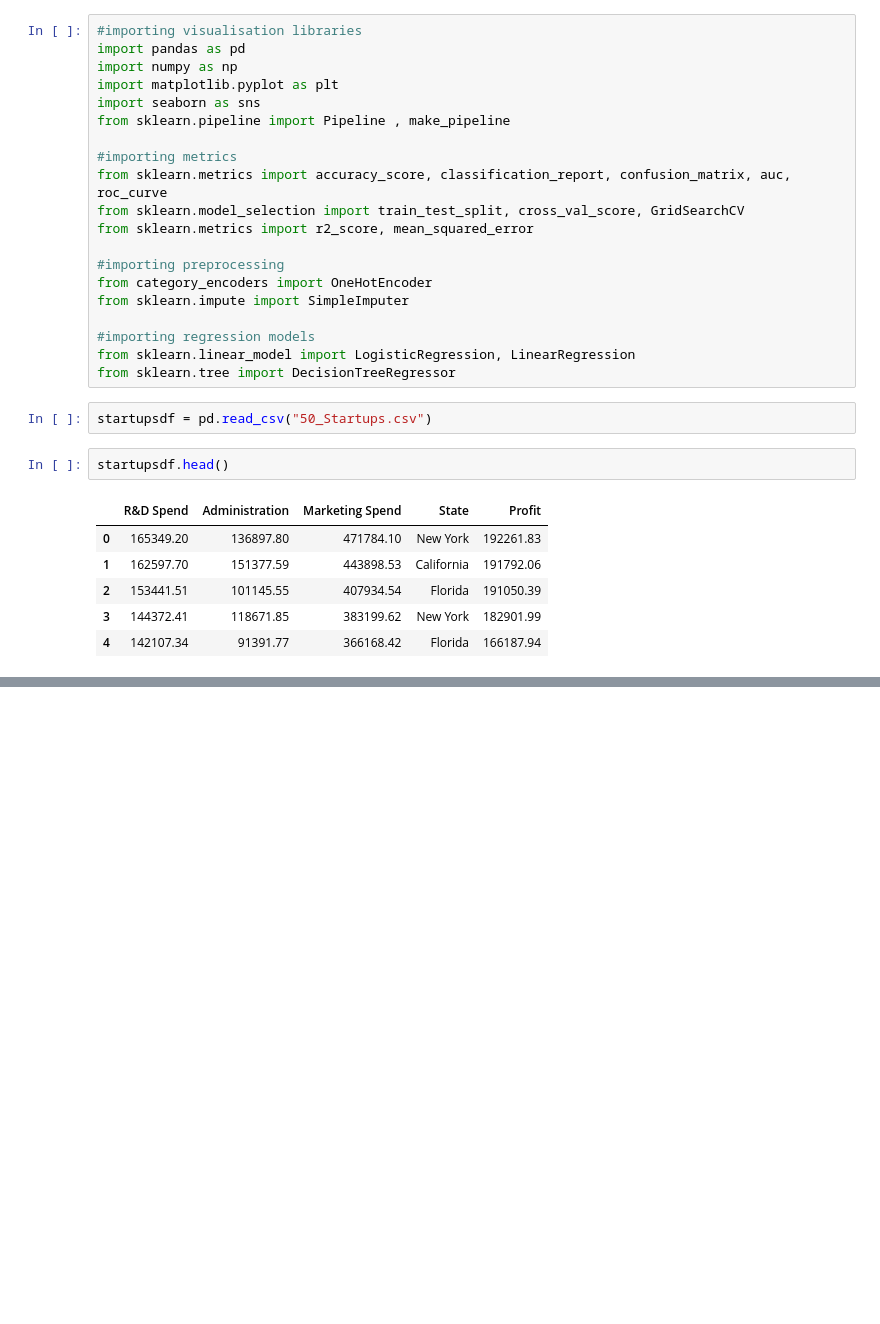
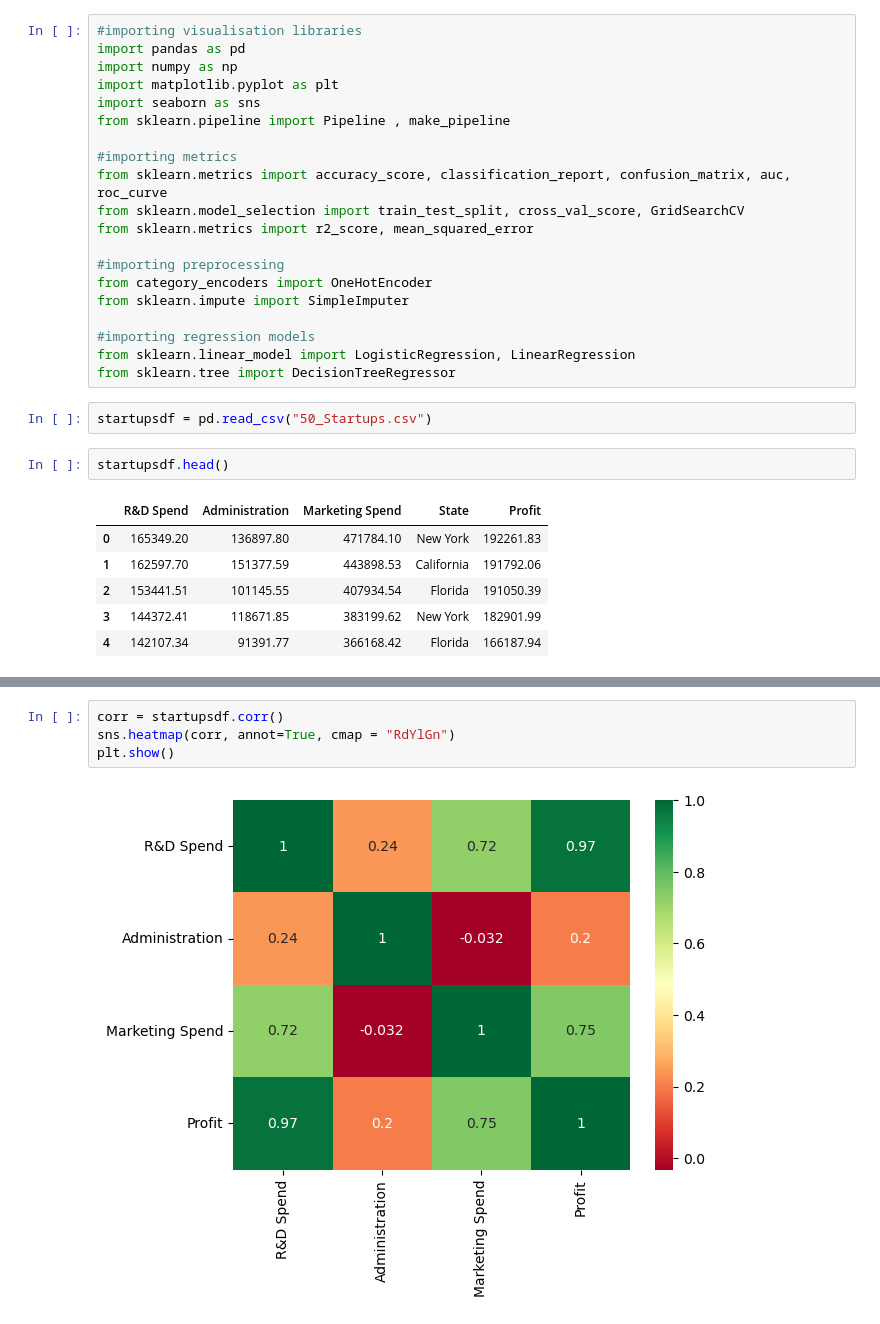
Before and after one commit to TKQhena/50_Startups_Regression-MLG_Assingment3-, a Jupyter notebook: MLG_Assingment_3(Start_UP).ipynb, the cells around one changed output, grey strips where cells are left out. Saved outputs shown, nothing was run; the diff lists cells and outputs as text; blank space fills up the shorter version.

```diff
--- a/MLG_Assingment_3(Start_UP).ipynb
+++ b/MLG_Assingment_3(Start_UP).ipynb
@@ -31,0 +63,6 @@ startupsdf.head()
+# %%
+corr = startupsdf.corr()
+sns.heatmap(corr, annot=True, cmap = "RdYlGn")
+plt.show()
+# %% [output]
+[figure, added]
```
Also changed, not shown: parts of 3 cells of this notebook.
